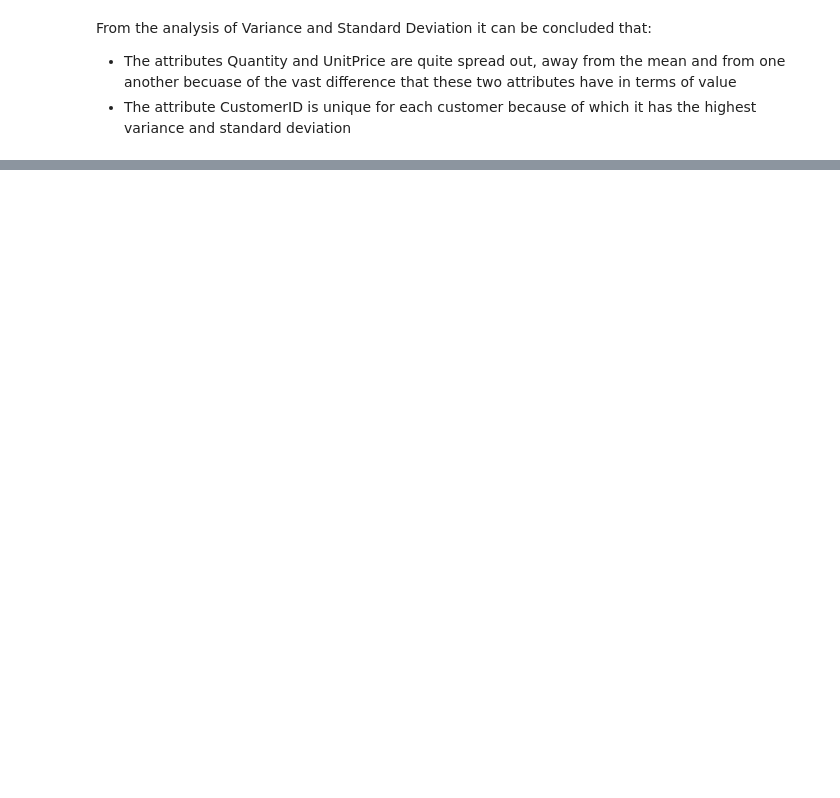
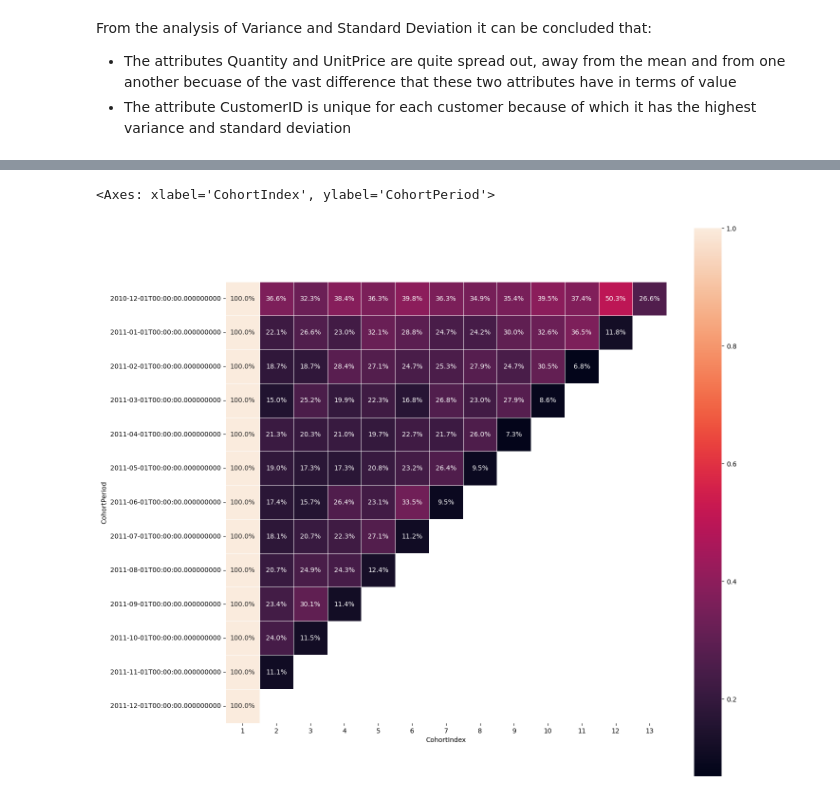
Before and after one commit to HarshTanwar001/Cohort-Analysis, a Jupyter notebook: Cohort_Analysis.ipynb, the cells around one changed output, grey strips where cells are left out. Saved outputs shown, nothing was run; the diff lists cells and outputs as text; code cells hidden in the pictures; blank space fills up the shorter version.

Commit message:
Implemented Cohort Analysis

```diff
--- a/Cohort_Analysis.ipynb
+++ b/Cohort_Analysis.ipynb
@@ -223,0 +252,8 @@ From the analysis of Variance and Standard Deviation it can be concluded that:
+# %%
+def extract_data(x):
+    return dt.datetime(x.year, x.month, 1)
+
+
+df['InvoicePeriod'] = df['InvoiceDate'].apply(extract_data)
+grouping = df.groupby('CustomerID')['InvoicePeriod']
+df['CohortPeriod'] = grouping.transform('min')
@@ -223,0 +271,15 @@ From the analysis of Variance and Standard Deviation it can be concluded that:
+# %%
+def extract_year_and_month(column):
+    year = df[column].dt.year
+    month = df[column].dt.month
+
+    return year, month
+
+
+invoice_year, invoice_month = extract_year_and_month('InvoicePeriod')
+cohort_year, cohort_month = extract_year_and_month('CohortPeriod')
+
+year_diff = invoice_year - cohort_year
+month_diff = invoice_month - cohort_month
+
+df['CohortIndex'] = year_diff * 12 + month_diff + 1
@@ -223,0 +297,7 @@ From the analysis of Variance and Standard Deviation it can be concluded that:
+# %%
+grouping = df.groupby(['CohortPeriod', 'CohortIndex'])
+cohort_data = grouping['CustomerID'].apply(pd.Series.nunique)
+
+cohort_data = cohort_data.reset_index()
+cohort_count = cohort_data.pivot(index='CohortPeriod', columns='CohortIndex', values='CustomerID')
+cohort_count
@@ -223,0 +322,4 @@ From the analysis of Variance and Standard Deviation it can be concluded that:
+# %%
+cohort_size = cohort_count.iloc[:, 0]
+retention = cohort_count.divide(cohort_size, axis=0)
+retention.round(3) * 100
@@ -223,0 +342,6 @@ From the analysis of Variance and Standard Deviation it can be concluded that:
+# %%
+fig, ax = plt.subplots(figsize=(15, 15))
+sns.heatmap(retention, annot=True, fmt='.1%', linewidth=0.5, square=True, ax=ax)
+# %% [output]
+<Axes: xlabel='CohortIndex', ylabel='CohortPeriod'>
+[figure, added]
```
Also changed, not shown: parts of 20 cells of this notebook.
